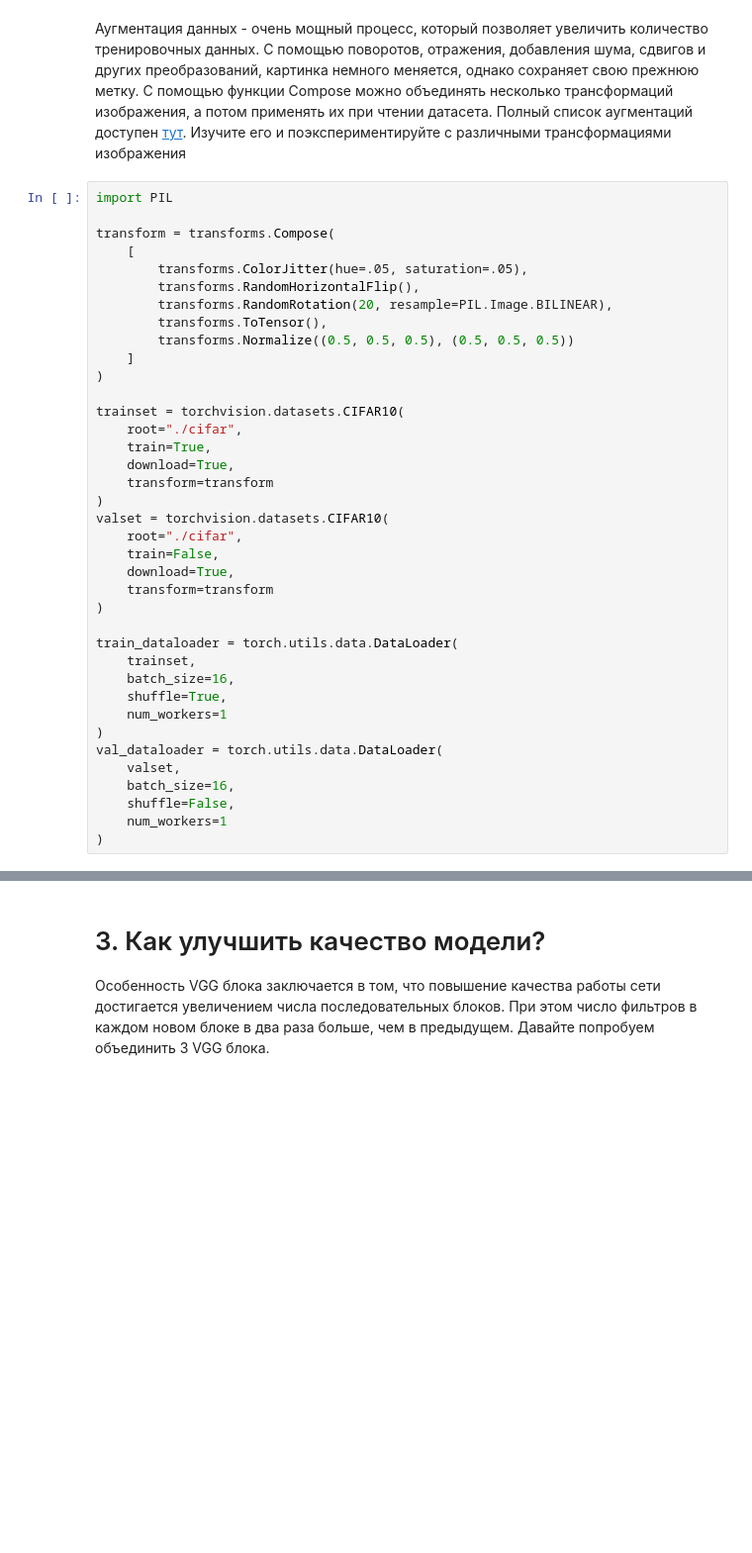
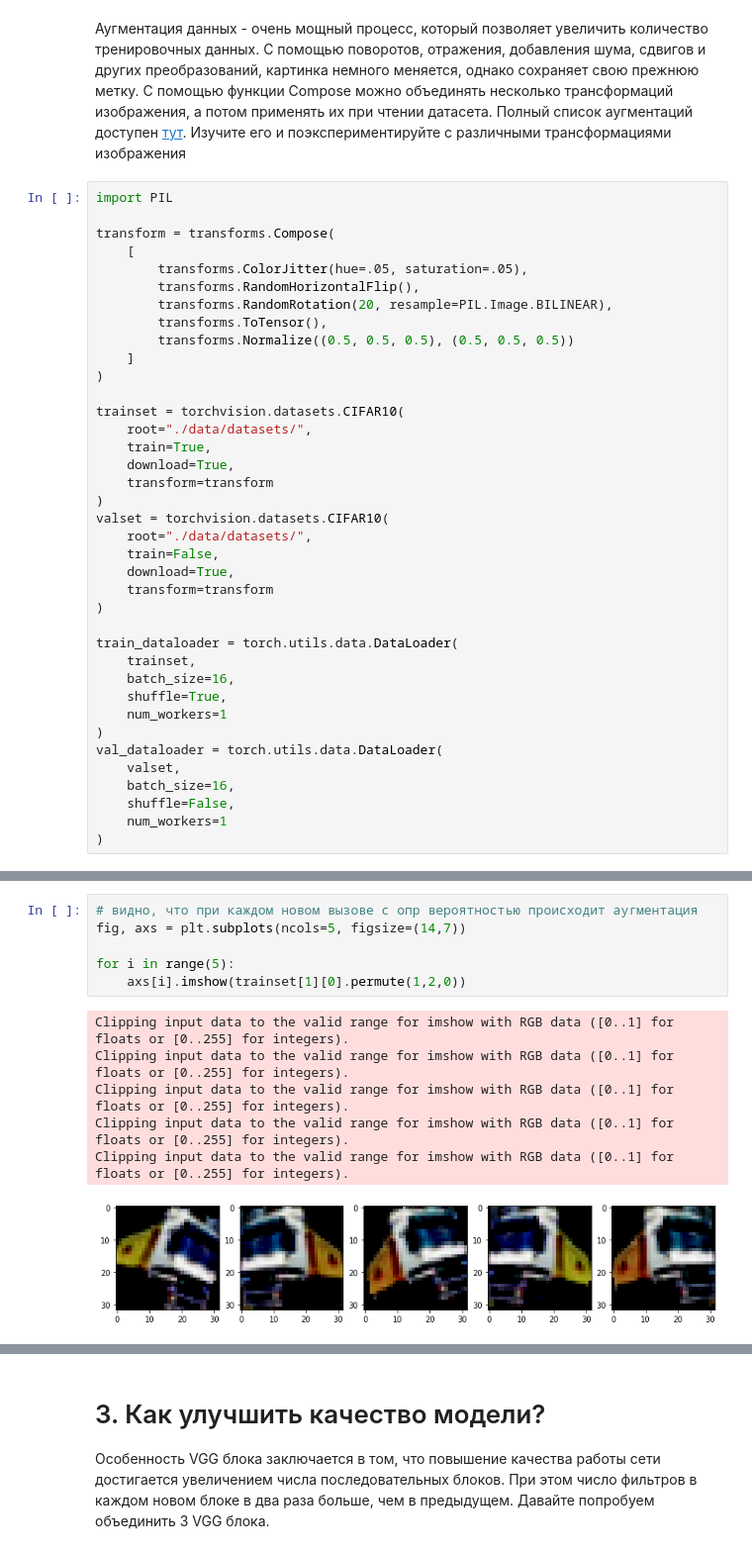
Before and after one commit to miron34/MyEducation, a Jupyter notebook: DL_intro_hse/seminars/sem03_conv_augmentation_dropout.ipynb, the cells around one changed output, grey strips where cells are left out. Shown at 99% size. Drawn from its saved outputs; the diff is of its cells as text; blank space fills up the shorter version.

```diff
--- a/DL_intro_hse/seminars/sem03_task.ipynb
+++ b/DL_intro_hse/seminars/sem03_conv_augmentation_dropout.ipynb
@@ -321,13 +321,13 @@ transform = transforms.Compose(
 )
 
 trainset = torchvision.datasets.CIFAR10(
-    root="./cifar",
+    root="./data/datasets/",
     train=True,
     download=True,
     transform=transform
 )
 valset = torchvision.datasets.CIFAR10(
-    root="./cifar",
+    root="./data/datasets/",
     train=False,
     download=True,
     transform=transform
@@ -348,3 +353,16 @@ val_dataloader = torch.utils.data.DataLoader(
+# %%
+# видно, что при каждом новом вызове с опр вероятностью происходит аугментация
+fig, axs = plt.subplots(ncols=5, figsize=(14,7))
+
+for i in range(5):
+    axs[i].imshow(trainset[1][0].permute(1,2,0))
+# %% [output]
+Clipping input data to the valid range for imshow with RGB data ([0..1] for floats or [0..255] for integers).
+Clipping input data to the valid range for imshow with RGB data ([0..1] for floats or [0..255] for integers).
+Clipping input data to the valid range for imshow with RGB data ([0..1] for floats or [0..255] for integers).
+Clipping input data to the valid range for imshow with RGB data ([0..1] for floats or [0..255] for integers).
+Clipping input data to the valid range for imshow with RGB data ([0..1] for floats or [0..255] for integers).
+[figure, added]
 # %%
 images, labels = next(iter(train_dataloader))
 
```
Also changed, not shown: parts of 5 cells of this notebook, 5 other files.
